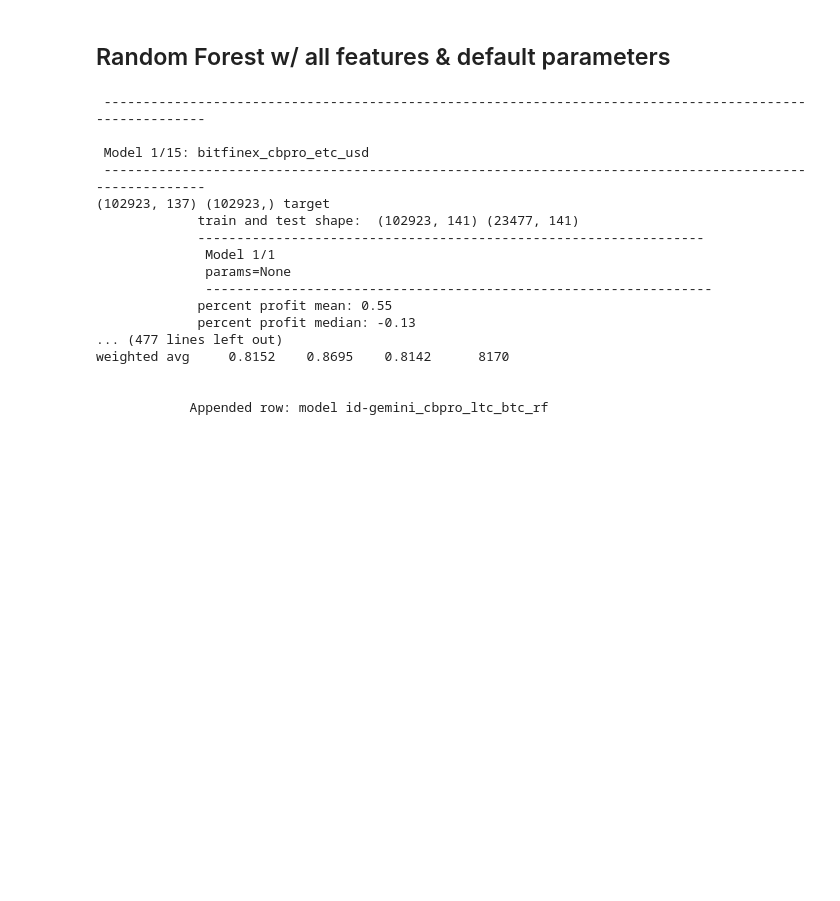
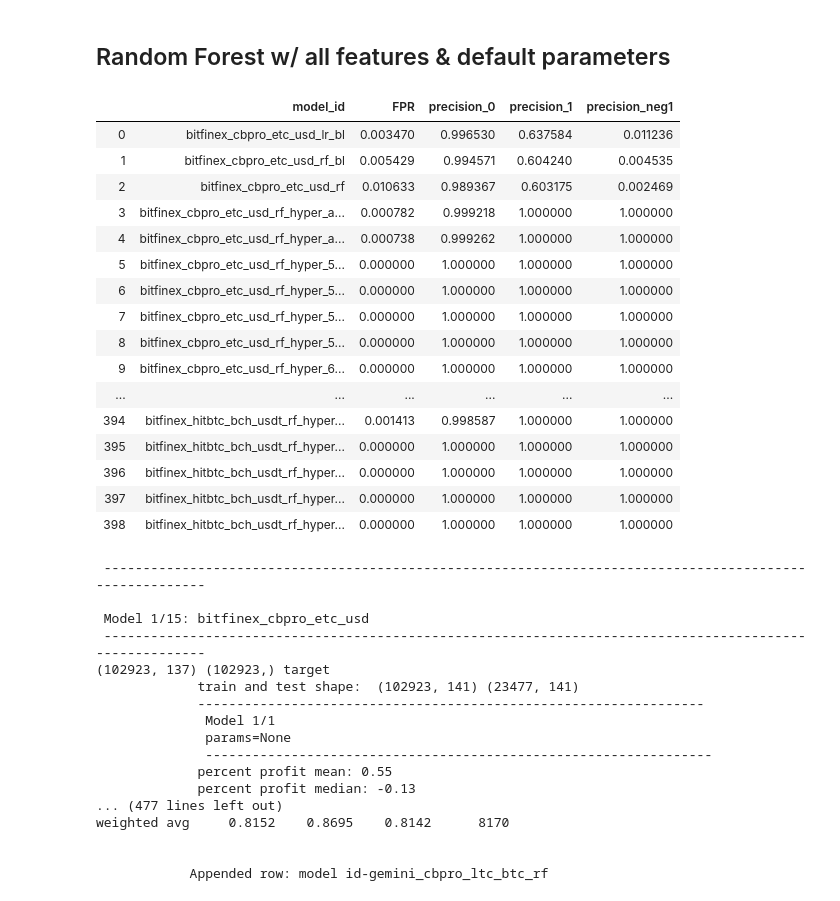
Before and after one commit to Cryptolytic-app/cryptolyticapp, a Jupyter notebook: modeling/2_arbitrage_model_training.ipynb, the cells around one changed output. Drawn from its saved outputs; the diff is of its cells as text; code cells hidden in the pictures; blank space fills up the shorter version.

```diff
--- a/modeling/2_arbitrage_model_training.ipynb
+++ b/modeling/2_arbitrage_model_training.ipynb
@@ -877,6 +884,28 @@ We'll be using all of the features available in the dataset now. We export them
 #     all_features = pickle.load(fp)
 
 # all_features
+# %%
+# exdf = pd.read_csv('data/model_perf_new.csv')
+
+exdf[['model_id', 'FPR', 'precision_0', 'precision_1', 'precision_neg1']]
+# %% [output]
+|  | model_id | FPR | precision_0 | precision_1 | precision_neg1 |
+| 0 | bitfinex_cbpro_etc_usd_lr_bl | 0.003470 | 0.996530 | 0.637584 | 0.011236 |
+| 1 | bitfinex_cbpro_etc_usd_rf_bl | 0.005429 | 0.994571 | 0.604240 | 0.004535 |
+| 2 | bitfinex_cbpro_etc_usd_rf | 0.010633 | 0.989367 | 0.603175 | 0.002469 |
+| 3 | bitfinex_cbpro_etc_usd_rf_hyper_a... | 0.000782 | 0.999218 | 1.000000 | 1.000000 |
+| 4 | bitfinex_cbpro_etc_usd_rf_hyper_a... | 0.000738 | 0.999262 | 1.000000 | 1.000000 |
+| 5 | bitfinex_cbpro_etc_usd_rf_hyper_5... | 0.000000 | 1.000000 | 1.000000 | 1.000000 |
+| 6 | bitfinex_cbpro_etc_usd_rf_hyper_5... | 0.000000 | 1.000000 | 1.000000 | 1.000000 |
+| 7 | bitfinex_cbpro_etc_usd_rf_hyper_5... | 0.000000 | 1.000000 | 1.000000 | 1.000000 |
+| 8 | bitfinex_cbpro_etc_usd_rf_hyper_5... | 0.000000 | 1.000000 | 1.000000 | 1.000000 |
+| 9 | bitfinex_cbpro_etc_usd_rf_hyper_6... | 0.000000 | 1.000000 | 1.000000 | 1.000000 |
+| ... | ... | ... | ... | ... | ... |
+| 394 | bitfinex_hitbtc_bch_usdt_rf_hyper... | 0.001413 | 0.998587 | 1.000000 | 1.000000 |
+| 395 | bitfinex_hitbtc_bch_usdt_rf_hyper... | 0.000000 | 1.000000 | 1.000000 | 1.000000 |
+| 396 | bitfinex_hitbtc_bch_usdt_rf_hyper... | 0.000000 | 1.000000 | 1.000000 | 1.000000 |
+| 397 | bitfinex_hitbtc_bch_usdt_rf_hyper... | 0.000000 | 1.000000 | 1.000000 | 1.000000 |
+| 398 | bitfinex_hitbtc_bch_usdt_rf_hyper... | 0.000000 | 1.000000 | 1.000000 | 1.000000 |
 # %%
 # use all features
 with open ('data/all_features.txt', 'rb') as fp:
```
Also changed, not shown: parts of 14 cells of this notebook, 1 other file.
